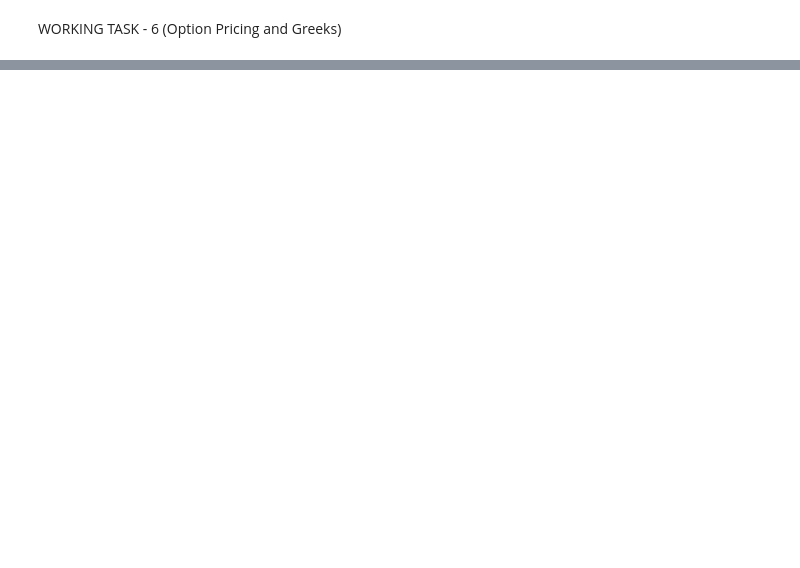
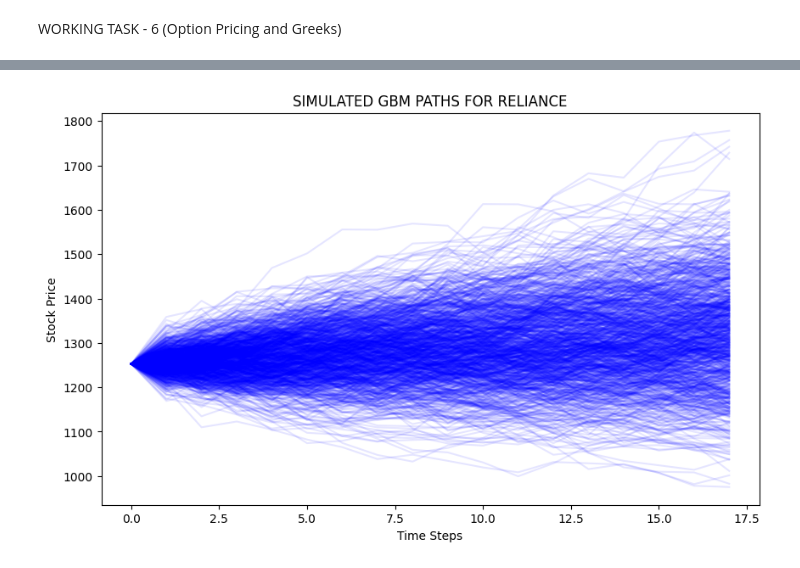
Before and after one commit to khushbhuta/FRAM_Assignment, a Jupyter notebook: FRAM_Assignment.ipynb, the cells around one changed output, grey strips where cells are left out. Cells and saved outputs as stored; diff of their text form; code cells hidden in the pictures; blank space fills up the shorter version.

```diff
--- a/FRAM_Assignment.ipynb
+++ b/FRAM_Assignment.ipynb
@@ -797,11 +695,0 @@ def calculate_greeks(paths, K, r, T, sigma):
-# %%
-stock_data = yf.download('RELIANCE.NS', start=start_date, end=end_date, auto_adjust=False)["Adj Close"]
-S0 = 1252.6 # 1/04.2025 Stock Price
-returns = np.log(stock_data / stock_data.shift(1)).dropna()
-mu = returns.mean()*252
-sigma = returns.std()*np.sqrt(252)
-T = 25/252  # 1 year
-N = 252  # Daily steps in a year
-M = 1000  # Number of paths to simulate
-K = S0  # Strike price
-r= 0.06 #Risk-Free interest rate
@@ -810,3 +695,0 @@ r= 0.06 #Risk-Free interest rate
-# %%
-simulated_paths = simulate_multiple_paths(S0, mu, sigma, T, N, M)
-plot_simulation_paths(simulated_paths)
@@ -961,0 +804,62 @@ if __name__ == "__main__":
+# %%
+if __name__ == "__main__":
+
+    mu = 0.771472             # using data from
+    sigma = 0.34068
+    S0    = 1252.6            # stock price on 1-Apr-2025
+    r     = 0.06              # annual risk-free rate
+    # 18 trading days from 1 Apr to 24 Apr => T_full = 18/252
+    N_full = 18
+    T_full = N_full / 252
+    M = 1000 # number of paths
+
+    simulated_paths = simulate_multiple_paths(S0, mu, sigma, T_full, N_full, M)
+    plot_simulation_paths(simulated_paths)
+
+    # Strikes: 90%, 100%, 110% (for comparison across different strike prices)
+    strikes = [0.9*S0, S0, 1.1*S0]
+
+    # Maturities (for comparison across different maturities)
+    maturity_steps = [N_full//3, 2*(N_full//3), N_full]
+    maturities     = [n/252 for n in maturity_steps]
+
+    seed = 42   # for reproducibility
+
+    # Collect results
+    results = []
+
+    for T, step in zip(maturities, maturity_steps):
+        N = step
+        dt = 1/252
+        for K in strikes:
+            # Create a pricer closure for this (K, T)
+            pricer = make_pricer(S0, mu, sigma, r, K, T, N, M, seed)
+
+            # Base price
+            C0_call, C0_put = pricer()
+
+            # Greeks
+            dS    = S0 * 1e-2     # 1% bump
+            dsig  = sigma * 1e-2  # 1% vol bump
+            Δ     = delta_fd(pricer, dS)
+            Γ     = gamma_fd(pricer, dS)
+            Vega  = vega_fd(pricer, dsig)
+            Θ     = theta_fd(pricer, dt)
+
+            results.append({
+                'Maturity (days)':   N,
+                'Strike':            K,
+                'Price (Call)':             C0_call,
+                'Price (Put)':              C0_put,
+                'Delta':             Δ,
+                'Gamma':             Γ,
+                'Vega':              Vega,
+                'Theta':             Θ,
+            })
+
+    # Print a summary table
+    import pandas as pd
+    df = pd.DataFrame(results)
+    print(df)
+# %% [output]
+[figure, added]
```
Also changed, not shown: parts of 20 cells of this notebook.
